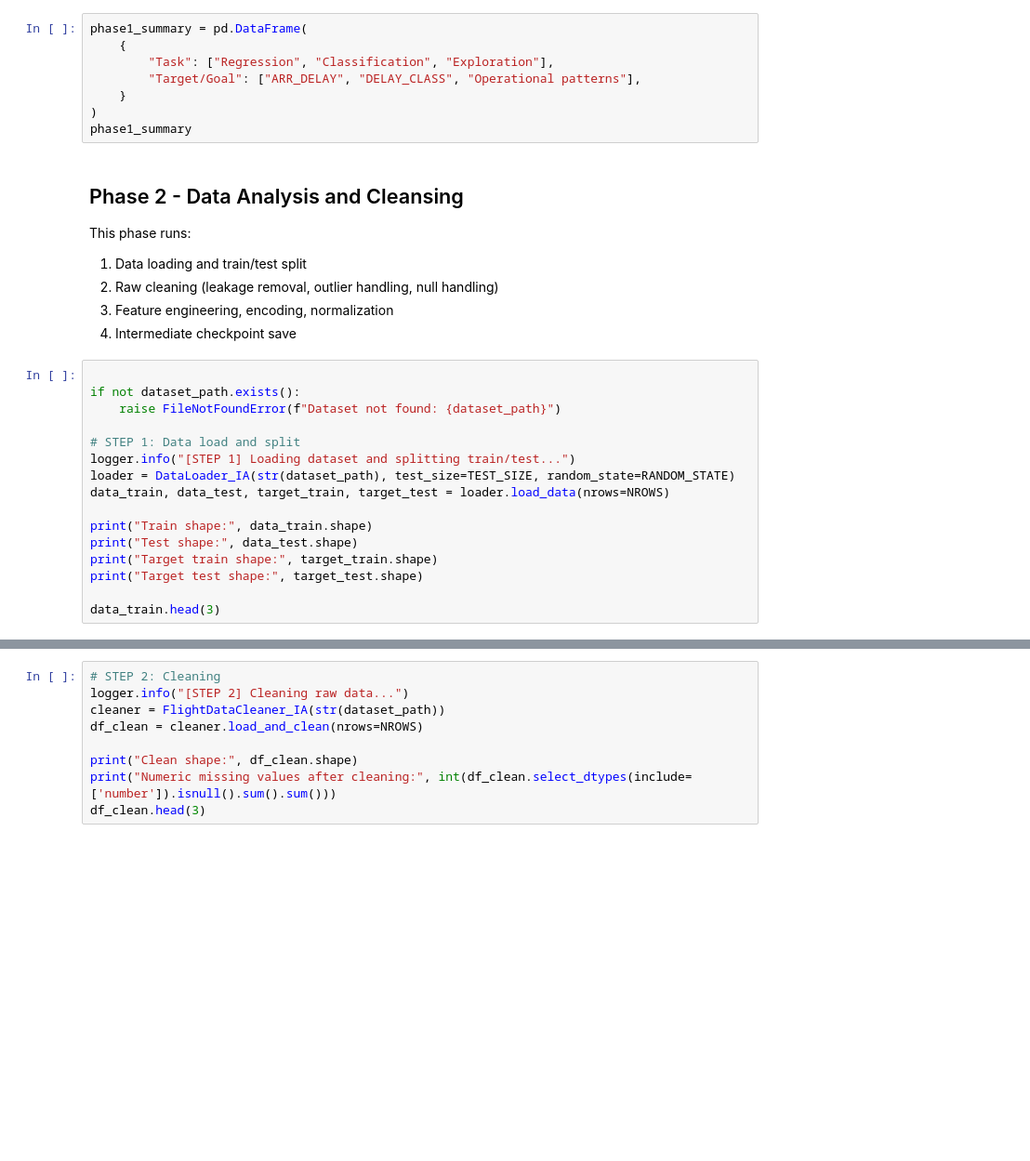
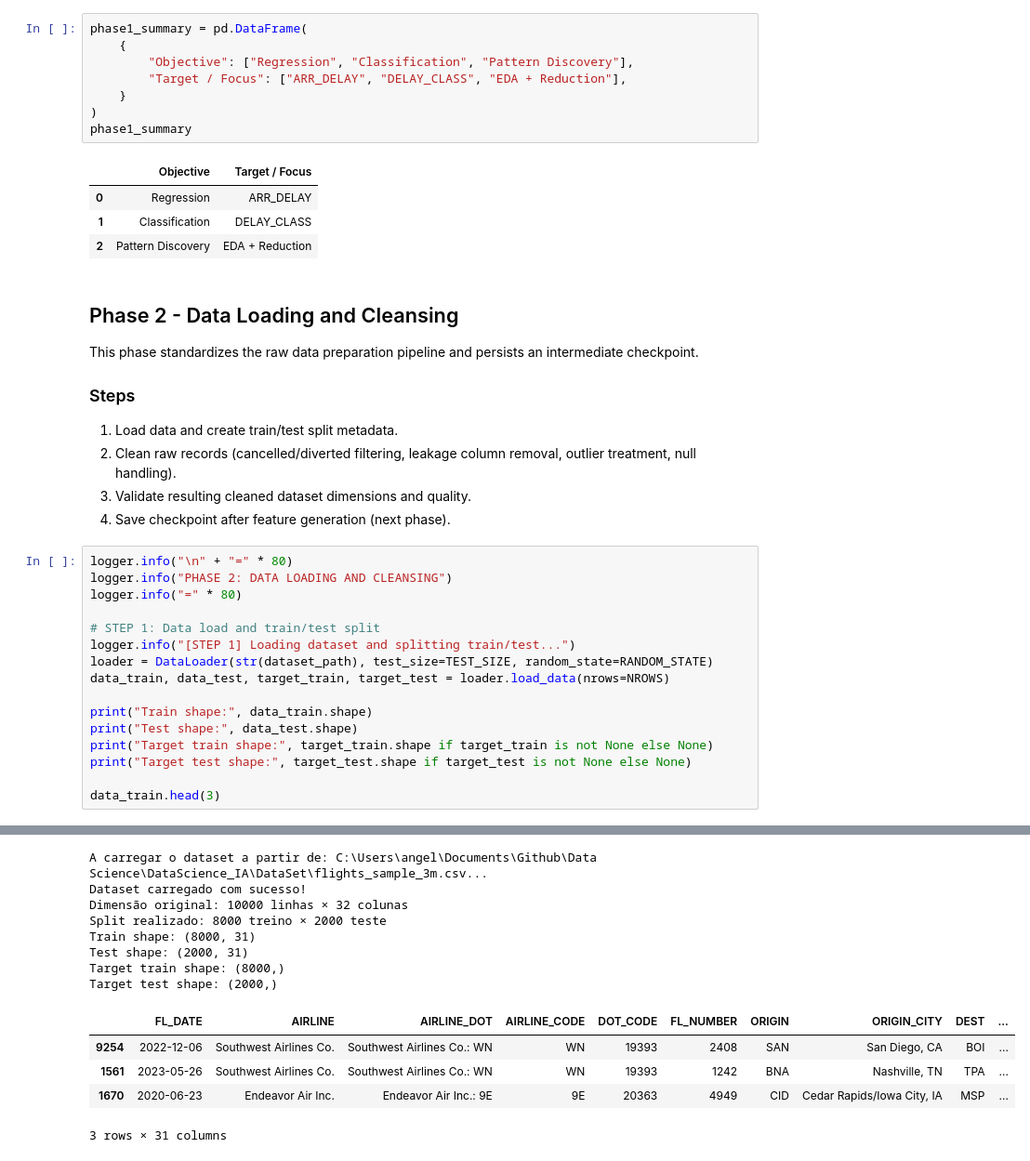
Before and after one commit to itsDavid08/DataScience_IA, a Jupyter notebook: Project_Code/JupyterNotebook/Data_Exploration.ipynb, the cells around one changed output, grey strips where cells are left out. Shown at 93% size. Cells and saved outputs as stored; diff of their text form; blank space fills up the shorter version.

```diff
--- a/Project_Code/JupyterNotebook/Data_Exploration.ipynb
+++ b/Project_Code/JupyterNotebook/Data_Exploration.ipynb
@@ -232,32 +97,41 @@ Safe pre-departure features include:
 # %%
 phase1_summary = pd.DataFrame(
     {
-        "Task": ["Regression", "Classification", "Exploration"],
-        "Target/Goal": ["ARR_DELAY", "DELAY_CLASS", "Operational patterns"],
+        "Objective": ["Regression", "Classification", "Pattern Discovery"],
+        "Target / Focus": ["ARR_DELAY", "DELAY_CLASS", "EDA + Reduction"],
     }
 )
 phase1_summary
+# %% [output]
+|  | Objective | Target / Focus |
+| 0 | Regression | ARR_DELAY |
+| 1 | Classification | DELAY_CLASS |
+| 2 | Pattern Discovery | EDA + Reduction |
 # %% [markdown]
-## Phase 2 - Data Analysis and Cleansing
+## Phase 2 - Data Loading and Cleansing
 
-This phase runs:
-1. Data loading and train/test split
-2. Raw cleaning (leakage removal, outlier handling, null handling)
-3. Feature engineering, encoding, normalization
-4. Intermediate checkpoint save
+This phase standardizes the raw data preparation pipeline and persists an intermediate checkpoint.
+
+### Steps
+
+1. Load data and create train/test split metadata.
+2. Clean raw records (cancelled/diverted filtering, leakage column removal, outlier treatment, null handling).
+3. Validate resulting cleaned dataset dimensions and quality.
+4. Save checkpoint after feature generation (next phase).
 # %%
+logger.info("\n" + "=" * 80)
+logger.info("PHASE 2: DATA LOADING AND CLEANSING")
+logger.info("=" * 80)
 
-if not dataset_path.exists():
-    raise FileNotFoundError(f"Dataset not found: {dataset_path}")
-
-# STEP 1: Data load and split
+# STEP 1: Data load and train/test split
 logger.info("[STEP 1] Loading dataset and splitting train/test...")
-loader = DataLoader_IA(str(dataset_path), test_size=TEST_SIZE, random_state=RANDOM_STATE)
+loader = DataLoader(str(dataset_path), test_size=TEST_SIZE, random_state=RANDOM_STATE)
 data_train, data_test, target_train, target_test = loader.load_data(nrows=NROWS)
 
 print("Train shape:", data_train.shape)
 print("Test shape:", data_test.shape)
-print("Target train shape:", target_train.shape)
-print("Target test shape:", target_test.shape)
+print("Target train shape:", target_train.shape if target_train is not None else None)
+print("Target test shape:", target_test.shape if target_test is not None else None)
 
 data_train.head(3)
+# %% [output]
@@ -264,9 +143,13 @@ data_train.head(3)
+A carregar o dataset a partir de: C:\Users\angel\Documents\Github\Data Science\DataScience_IA\DataSet\flights_sample_3m.csv...
+Dataset carregado com sucesso!
+Dimensão original: 10000 linhas × 32 colunas
+Split realizado: 8000 treino × 2000 teste
+Train shape: (8000, 31)
+Test shape: (2000, 31)
+Target train shape: (8000,)
+Target test shape: (2000,)
+|  | FL_DATE | AIRLINE | AIRLINE_DOT | AIRLINE_CODE | DOT_CODE | FL_NUMBER | ORIGIN | ORIGIN_CITY | DEST | ... |
+| 9254 | 2022-12-06 | Southwest Airlines Co. | Southwest Airlines Co.: WN | WN | 19393 | 2408 | SAN | San Diego, CA | BOI | ... |
+| 1561 | 2023-05-26 | Southwest Airlines Co. | Southwest Airlines Co.: WN | WN | 19393 | 1242 | BNA | Nashville, TN | TPA | ... |
+| 1670 | 2020-06-23 | Endeavor Air Inc. | Endeavor Air Inc.: 9E | 9E | 20363 | 4949 | CID | Cedar Rapids/Iowa City, IA | MSP | ... |
+3 rows × 31 columns
-# %%
-# STEP 2: Cleaning
-logger.info("[STEP 2] Cleaning raw data...")
-cleaner = FlightDataCleaner_IA(str(dataset_path))
-df_clean = cleaner.load_and_clean(nrows=NROWS)
-
-print("Clean shape:", df_clean.shape)
-print("Numeric missing values after cleaning:", int(df_clean.select_dtypes(include=['number']).isnull().sum().sum()))
-df_clean.head(3)
```
Also changed, not shown: parts of 34 cells of this notebook, 4 other files.
